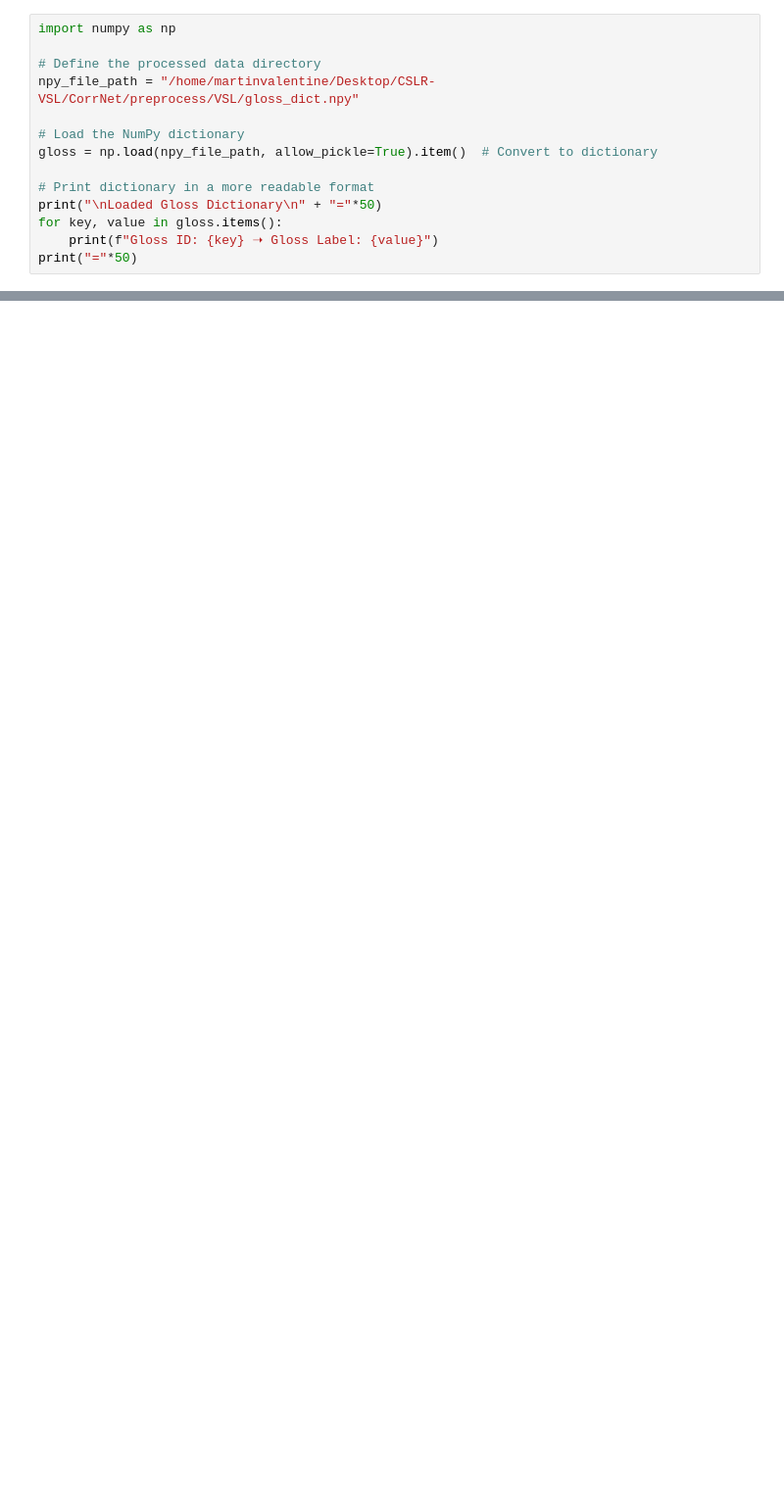
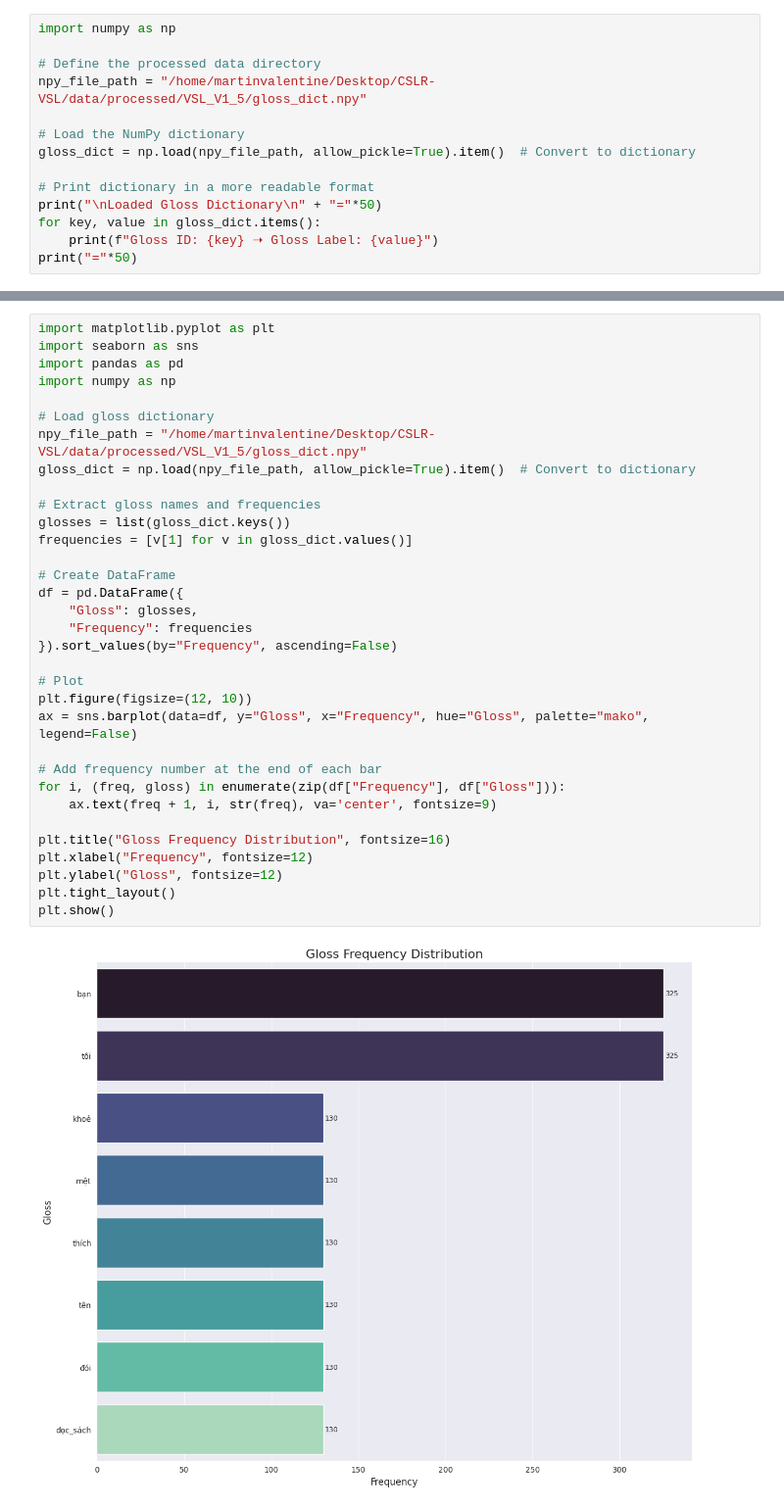
Before and after one commit to martinvalentine/CSLR-VSL, a Jupyter notebook: notebooks/test.ipynb, the cells around one changed output, grey strips where cells are left out. Shown at 98% size. Drawn from its saved outputs; the diff is of its cells as text; blank space fills up the shorter version.

```diff
--- a/notebooks/test.ipynb
+++ b/notebooks/test.ipynb
@@ -43,14 +63,14 @@ Info: S000007_P0001_T01|102|Ban ten
 import numpy as np
 
 # Define the processed data directory
-npy_file_path = "/home/martinvalentine/Desktop/CSLR-VSL/CorrNet/preprocess/VSL/gloss_dict.npy"
+npy_file_path = "/home/martinvalentine/Desktop/CSLR-VSL/data/processed/VSL_V1_5/gloss_dict.npy"
 
 # Load the NumPy dictionary
-gloss = np.load(npy_file_path, allow_pickle=True).item()  # Convert to dictionary
+gloss_dict = np.load(npy_file_path, allow_pickle=True).item()  # Convert to dictionary
 
 # Print dictionary in a more readable format
 print("\nLoaded Gloss Dictionary\n" + "="*50)
-for key, value in gloss.items():
+for key, value in gloss_dict.items():
     print(f"Gloss ID: {key} ➝ Gloss Label: {value}")
 print("="*50)
 # %% [output]
@@ -107,0 +92,35 @@ FileNotFoundError: [Errno 2] No such file or directory: './VSL/dev_info.npy'
+# %%
+import matplotlib.pyplot as plt
+import seaborn as sns
+import pandas as pd
+import numpy as np
+
+# Load gloss dictionary
+npy_file_path = "/home/martinvalentine/Desktop/CSLR-VSL/data/processed/VSL_V1_5/gloss_dict.npy"
+gloss_dict = np.load(npy_file_path, allow_pickle=True).item()  # Convert to dictionary
+
+# Extract gloss names and frequencies
+glosses = list(gloss_dict.keys())
+frequencies = [v[1] for v in gloss_dict.values()]
+
+# Create DataFrame
+df = pd.DataFrame({
+    "Gloss": glosses,
+    "Frequency": frequencies
+}).sort_values(by="Frequency", ascending=False)
+
+# Plot
+plt.figure(figsize=(12, 10))
+ax = sns.barplot(data=df, y="Gloss", x="Frequency", hue="Gloss", palette="mako", legend=False)
+
+# Add frequency number at the end of each bar
+for i, (freq, gloss) in enumerate(zip(df["Frequency"], df["Gloss"])):
+    ax.text(freq + 1, i, str(freq), va='center', fontsize=9)
+
+plt.title("Gloss Frequency Distribution", fontsize=16)
+plt.xlabel("Frequency", fontsize=12)
+plt.ylabel("Gloss", fontsize=12)
+plt.tight_layout()
+plt.show()
+# %% [output]
+[figure, added]
```
Also changed, not shown: parts of 12 cells of this notebook.
